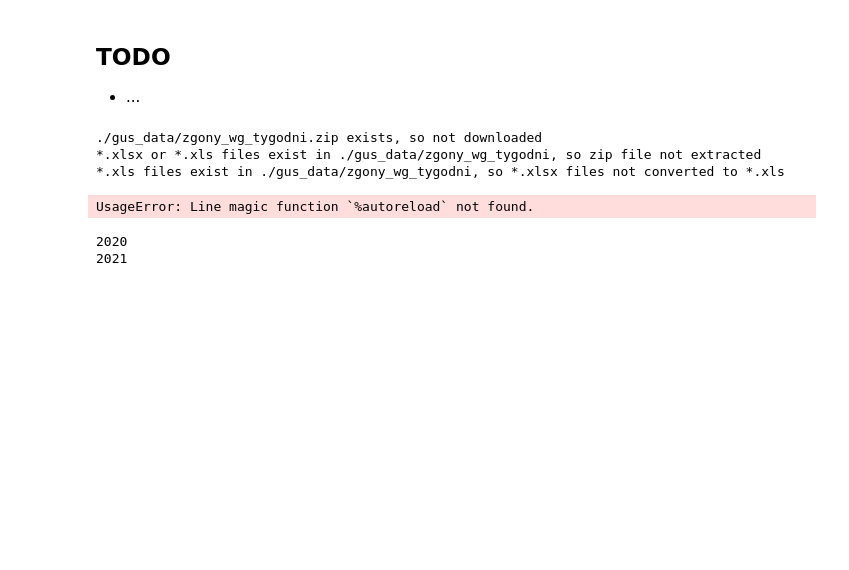
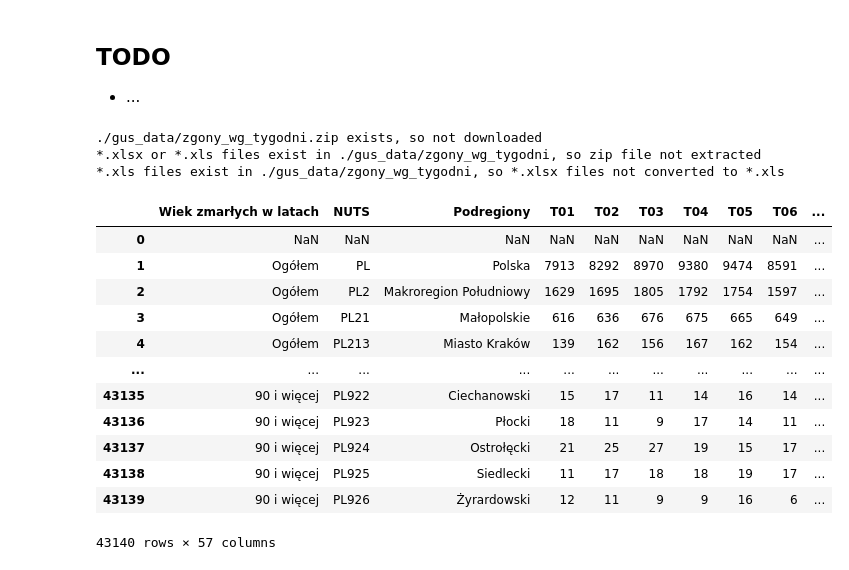
Before and after one commit to anuszka/govpl, a Jupyter notebook: GUS/gus01.ipynb, the cells around one changed output. Saved outputs shown, nothing was run; the diff lists cells and outputs as text; code cells hidden in the pictures; blank space fills up the shorter version.

```diff
--- a/GUS/gus01.ipynb
+++ b/GUS/gus01.ipynb
@@ -78,28 +83,36 @@ mygus.download_unzip_convert_to_xls()
 *.xlsx or *.xls files exist in ./gus_data/zgony_wg_tygodni, so zip file not extracted
 *.xls files exist in ./gus_data/zgony_wg_tygodni, so *.xlsx files not converted to *.xls
 # %%
-# %load_ext autoreload
-%autoreload
+# # %load_ext autoreload
+# %autoreload
 
-from share.helper_functions import (
-    getfile,
-    unzip,
-    xlsx2xls,
-    display_all
-)
+# from share.helper_functions import (
+#     getfile,
+#     unzip,
+#     xlsx2xls,
+#     display_all
+# )
-# %% [output]
-UsageError: Line magic function `%autoreload` not found.
 # %%
 
-year_start=2020
-year_end=2021
+
 dfdict={}
 for year in range(year_start,year_end+1):
     df = mygus.read_xls_year(year)
     df = mygus.format_df(df,year)
-    print(year)
     dfdict[year]=df
+pd.concat(list(dfdict.values()), ignore_index=True)
 # %% [output]
+|  | Wiek zmarłych w latach | NUTS | Podregiony | T01 | T02 | T03 | T04 | T05 | T06 | ... |
+| 0 | NaN | NaN | NaN | NaN | NaN | NaN | NaN | NaN | NaN | ... |
+| 1 | Ogółem | PL | Polska | 7913 | 8292 | 8970 | 9380 | 9474 | 8591 | ... |
+| 2 | Ogółem | PL2 | Makroregion Południowy | 1629 | 1695 | 1805 | 1792 | 1754 | 1597 | ... |
+| 3 | Ogółem | PL21 | Małopolskie | 616 | 636 | 676 | 675 | 665 | 649 | ... |
+| 4 | Ogółem | PL213 | Miasto Kraków | 139 | 162 | 156 | 167 | 162 | 154 | ... |
+| ... | ... | ... | ... | ... | ... | ... | ... | ... | ... | ... |
+| 43135 | 90 i więcej | PL922 | Ciechanowski | 15 | 17 | 11 | 14 | 16 | 14 | ... |
+| 43136 | 90 i więcej | PL923 | Płocki | 18 | 11 | 9 | 17 | 14 | 11 | ... |
+| 43137 | 90 i więcej | PL924 | Ostrołęcki | 21 | 25 | 27 | 19 | 15 | 17 | ... |
+| 43138 | 90 i więcej | PL925 | Siedlecki | 11 | 17 | 18 | 18 | 19 | 17 | ... |
+| 43139 | 90 i więcej | PL926 | Żyrardowski | 12 | 11 | 9 | 9 | 16 | 6 | ... |
-2020
-2021
+43140 rows × 57 columns
 # %%
```
Also changed, not shown: parts of 3 cells of this notebook, 1 other file.
